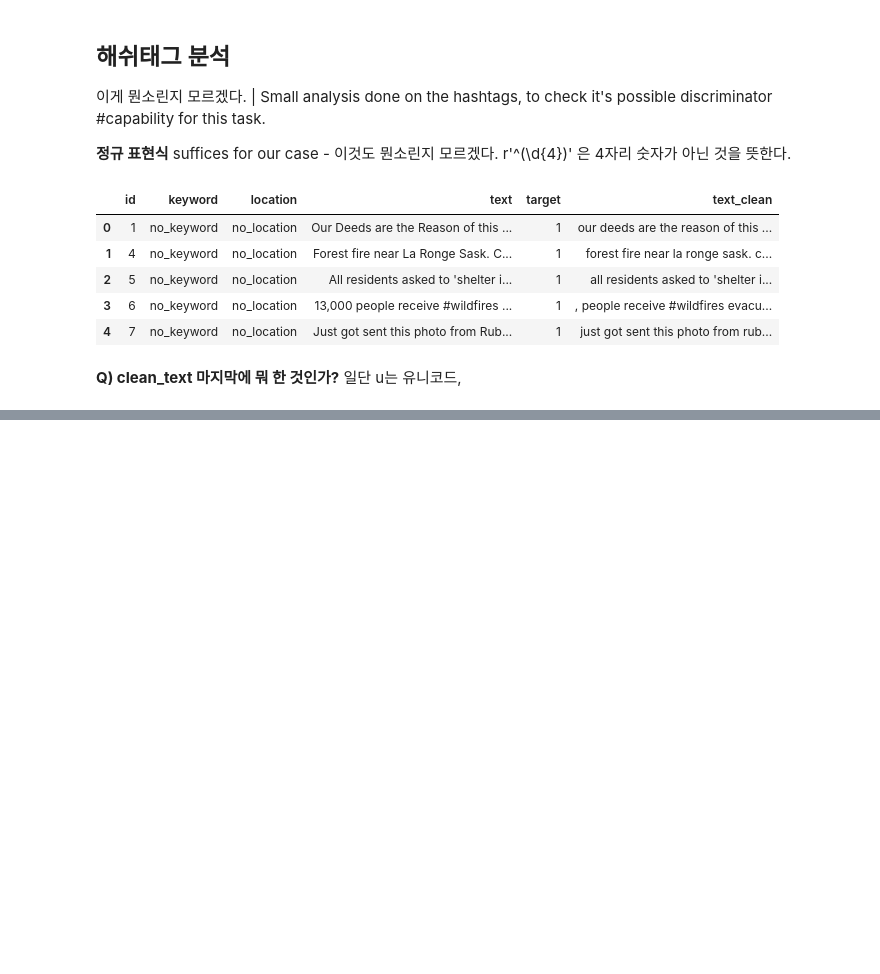
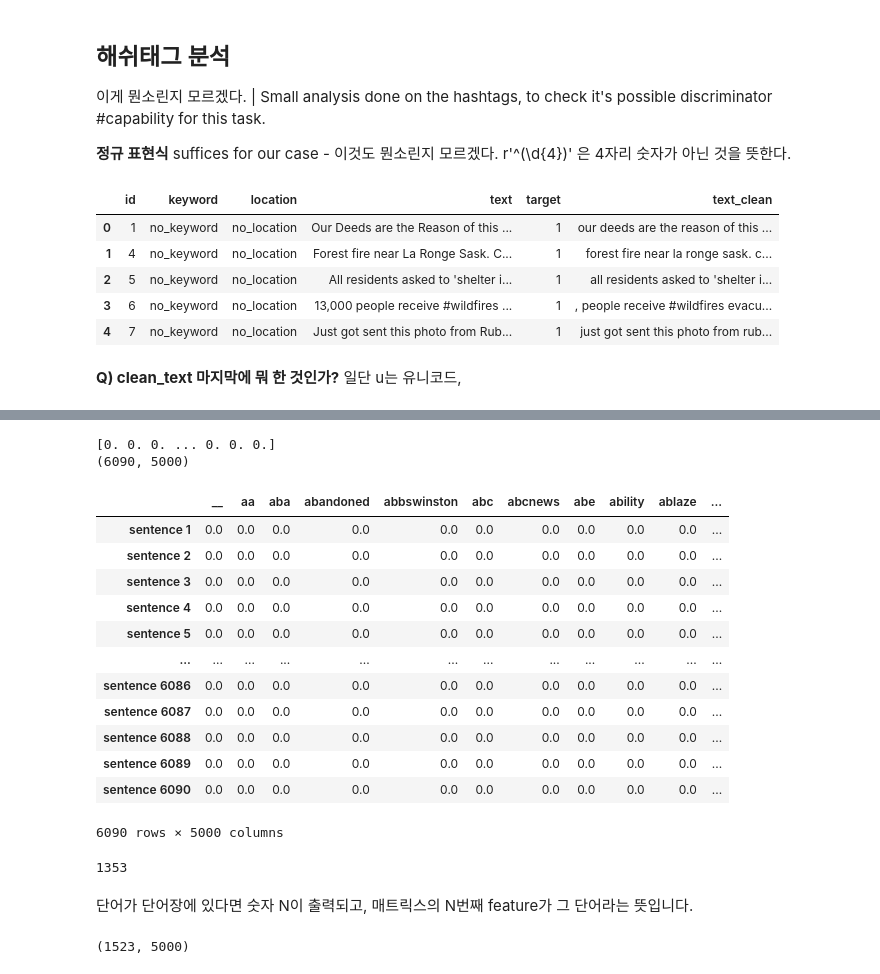
Before and after one commit to chhyyi/aiffel, a Jupyter notebook: kaggle_notebook_copy/mhedhbi-s-nlp-introduction.ipynb, the cells around one changed output, grey strips where cells are left out. Drawn from its saved outputs; the diff is of its cells as text; code cells hidden in the pictures; blank space fills up the shorter version.

```diff
--- a/kaggle_notebook_copy/mhedhbi-s-nlp-introduction.ipynb
+++ b/kaggle_notebook_copy/mhedhbi-s-nlp-introduction.ipynb
@@ -407,0 +672,34 @@ __Q) clean_text 마지막에 뭐 한 것인가?__
+# %%
+# TfidfVectorizer
+# convert a collection of text documents to a matrix of token counts
+tfidf = feature_extraction.text.TfidfVectorizer(encoding='utf-8',
+                                               ngram_range=(1,1),
+                                               max_features=5000,
+                                               norm='l2',
+                                               sublinear_tf=True)
+
+train_features=tfidf.fit_transform(X_train).toarray()
+
+print(train_features[1])
+print(train_features.shape)
+# %% [output]
+[0. 0. 0. ... 0. 0. 0.]
+(6090, 5000)
+# %%
+pd.DataFrame(train_features,
+            index=['sentence '+str(i) for i in range(1, 1+len(X_train))],
+            columns=tfidf.get_feature_names())
+# %% [output]
+|  | __ | aa | aba | abandoned | abbswinston | abc | abcnews | abe | ability | ablaze | ... |
+| sentence 1 | 0.0 | 0.0 | 0.0 | 0.0 | 0.0 | 0.0 | 0.0 | 0.0 | 0.0 | 0.0 | ... |
+| sentence 2 | 0.0 | 0.0 | 0.0 | 0.0 | 0.0 | 0.0 | 0.0 | 0.0 | 0.0 | 0.0 | ... |
+| sentence 3 | 0.0 | 0.0 | 0.0 | 0.0 | 0.0 | 0.0 | 0.0 | 0.0 | 0.0 | 0.0 | ... |
+| sentence 4 | 0.0 | 0.0 | 0.0 | 0.0 | 0.0 | 0.0 | 0.0 | 0.0 | 0.0 | 0.0 | ... |
+| sentence 5 | 0.0 | 0.0 | 0.0 | 0.0 | 0.0 | 0.0 | 0.0 | 0.0 | 0.0 | 0.0 | ... |
+| ... | ... | ... | ... | ... | ... | ... | ... | ... | ... | ... | ... |
+| sentence 6086 | 0.0 | 0.0 | 0.0 | 0.0 | 0.0 | 0.0 | 0.0 | 0.0 | 0.0 | 0.0 | ... |
+| sentence 6087 | 0.0 | 0.0 | 0.0 | 0.0 | 0.0 | 0.0 | 0.0 | 0.0 | 0.0 | 0.0 | ... |
+| sentence 6088 | 0.0 | 0.0 | 0.0 | 0.0 | 0.0 | 0.0 | 0.0 | 0.0 | 0.0 | 0.0 | ... |
+| sentence 6089 | 0.0 | 0.0 | 0.0 | 0.0 | 0.0 | 0.0 | 0.0 | 0.0 | 0.0 | 0.0 | ... |
+| sentence 6090 | 0.0 | 0.0 | 0.0 | 0.0 | 0.0 | 0.0 | 0.0 | 0.0 | 0.0 | 0.0 | ... |
+6090 rows × 5000 columns
@@ -407,0 +708,12 @@ __Q) clean_text 마지막에 뭐 한 것인가?__
+# %%
+word = "forest"
+dic_vocabulary[word]
+# %% [output]
+1353
+# %% [markdown]
+단어가 단어장에 있다면 숫자 N이 출력되고, 매트릭스의 N번째 feature가 그 단어라는 뜻입니다.
+# %%
+test_features = tfidf.transform(X_test).toarray()
+print(test_features.shape)
+# %% [output]
+(1523, 5000)
```
Also changed, not shown: parts of 43 cells of this notebook.
